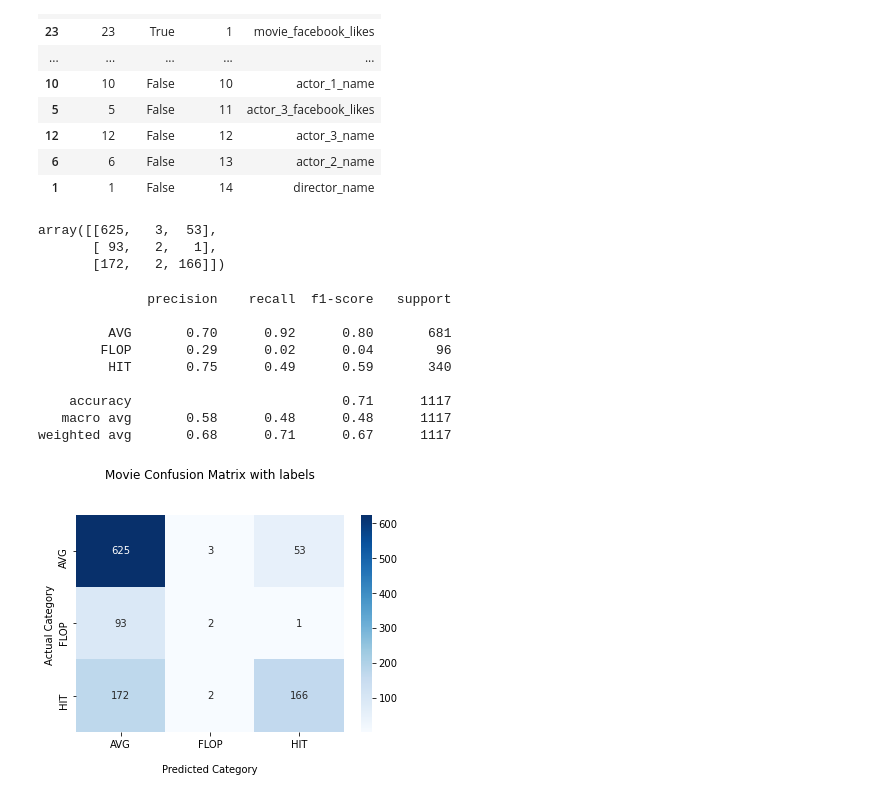
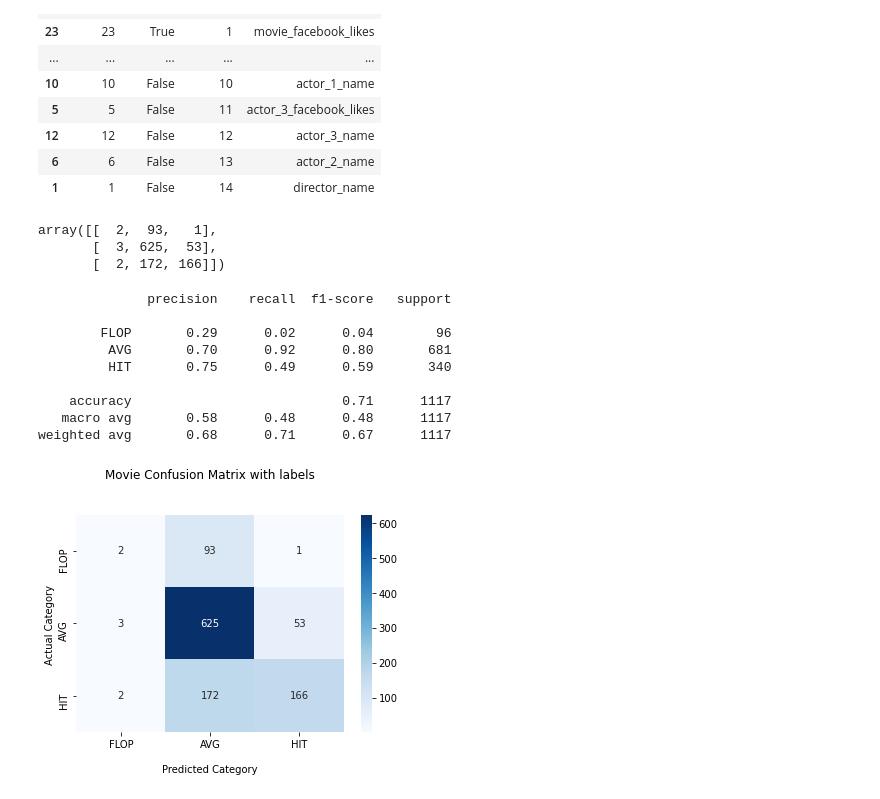
Before and after one commit to layachisara/Movie-Success-Prediction, a Jupyter notebook: main.ipynb, the cells around one changed output. Saved outputs shown, nothing was run; the diff lists cells and outputs as text; code cells hidden in the pictures.

```diff
--- a/main.ipynb
+++ b/main.ipynb
@@ -981,22 +981,22 @@ y_pred = classifier.predict(X_test_opt)
 # %%
 #Confusion Matrix
 from sklearn.metrics import confusion_matrix
-cm = confusion_matrix(y_test,y_pred)
+cm = confusion_matrix(y_test,y_pred,labels=['FLOP','AVG','HIT'])
 cm
 # %% [output]
-array([[625,   3,  53],
-       [ 93,   2,   1],
-       [172,   2, 166]])
+array([[  2,  93,   1],
+       [  3, 625,  53],
+       [  2, 172, 166]])
 # %%
 #Classification Report
 from sklearn.metrics import classification_report
-cr = classification_report(y_test,y_pred)
+cr = classification_report(y_test,y_pred,labels=['FLOP','AVG','HIT'] )
 print(cr)
 # %% [output]
               precision    recall  f1-score   support
 
+        FLOP       0.29      0.02      0.04        96
          AVG       0.70      0.92      0.80       681
-        FLOP       0.29      0.02      0.04        96
          HIT       0.75      0.49      0.59       340
 
     accuracy                           0.71      1117
@@ -1005,16 +1005,16 @@ weighted avg       0.68      0.71      0.67      1117
 # %%
 #plt.figure(figsize = (25,20))
 ax = sns.heatmap(cm, annot=True, cmap='Blues', fmt= 'd')
 
 ax.set_title('Movie Confusion Matrix with labels\n\n');
 ax.set_xlabel('\nPredicted Category')
 ax.set_ylabel('Actual Category ');
 
 ## Ticket labels - List must be in alphabetical order
-ax.xaxis.set_ticklabels(['AVG','FLOP', 'HIT'])
-ax.yaxis.set_ticklabels(['AVG','FLOP', 'HIT'])
+ax.xaxis.set_ticklabels(['FLOP','AVG', 'HIT'])
+ax.yaxis.set_ticklabels(['FLOP','AVG', 'HIT'])
 
 ## Display the visualization of the Confusion Matrix.
 plt.show()
 # %% [output]
-[figure, old version]
+[figure, new version]
```
Also changed, not shown: parts of 14 cells of this notebook, 1 other file.
